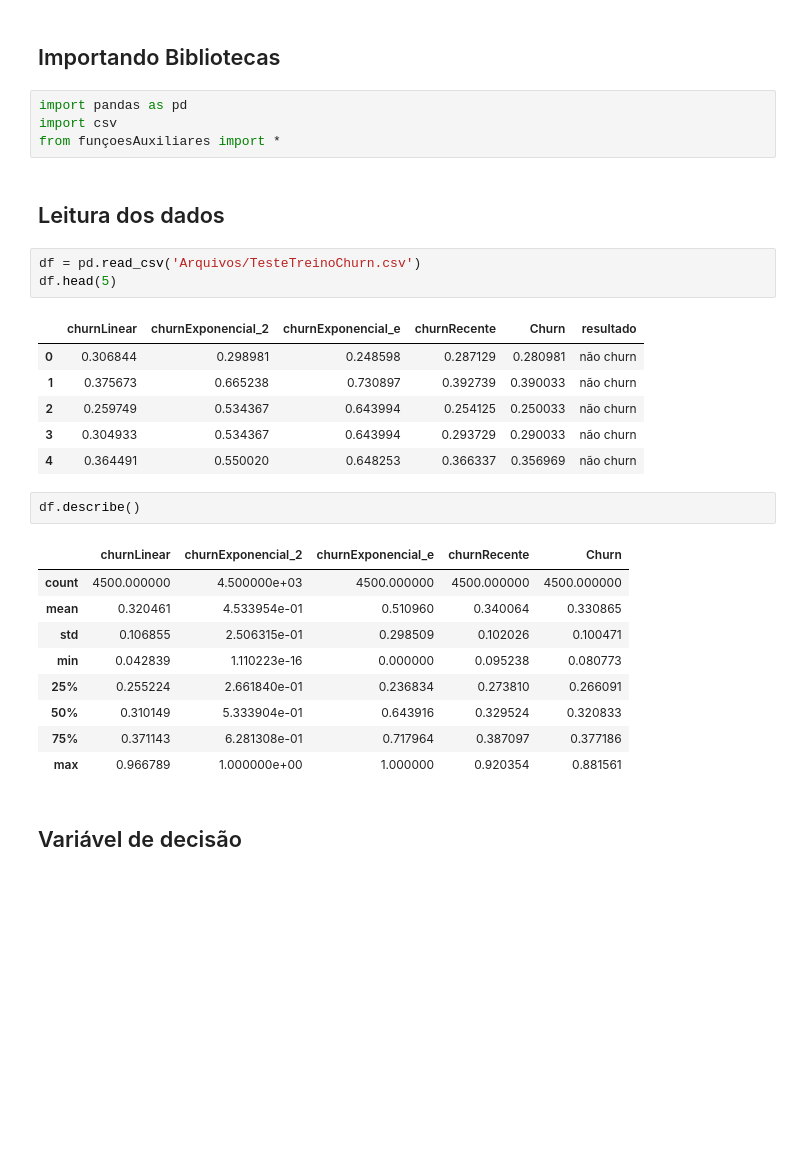
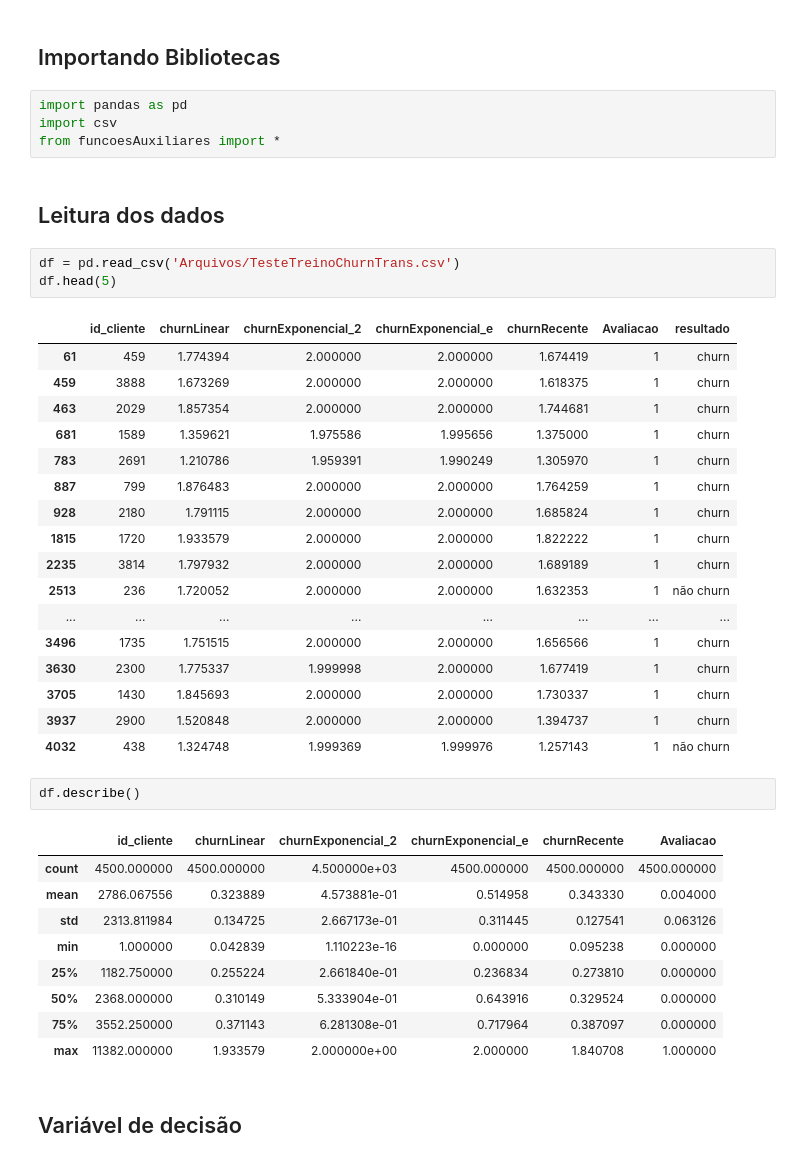
Before and after one commit to SabrinaBruni28/churn, a Jupyter notebook: ChurnFinal/Frequencia/Recente/Analises/Validacao.ipynb, the cells around one changed output. Saved outputs shown, nothing was run; the diff lists cells and outputs as text; blank space fills up the shorter version.

```diff
--- a/ChurnFinal/Frequencia/Recente/Analises/Validacao.ipynb
+++ b/ChurnFinal/Frequencia/Recente/Analises/Validacao.ipynb
@@ -9,31 +9,42 @@
 # %%
 import pandas as pd
 import csv
-from funçoesAuxiliares import *
+from funcoesAuxiliares import *
 # %% [markdown]
 ## Leitura dos dados
 # %%
-df = pd.read_csv('Arquivos/TesteTreinoChurn.csv')
+df = pd.read_csv('Arquivos/TesteTreinoChurnTrans.csv')
 df.head(5)
 # %% [output]
-|  | churnLinear | churnExponencial_2 | churnExponencial_e | churnRecente | Churn | resultado |
-| 0 | 0.306844 | 0.298981 | 0.248598 | 0.287129 | 0.280981 | não churn |
-| 1 | 0.375673 | 0.665238 | 0.730897 | 0.392739 | 0.390033 | não churn |
-| 2 | 0.259749 | 0.534367 | 0.643994 | 0.254125 | 0.250033 | não churn |
-| 3 | 0.304933 | 0.534367 | 0.643994 | 0.293729 | 0.290033 | não churn |
-| 4 | 0.364491 | 0.550020 | 0.648253 | 0.366337 | 0.356969 | não churn |
+|  | id_cliente | churnLinear | churnExponencial_2 | churnExponencial_e | churnRecente | Avaliacao | resultado |
+| 61 | 459 | 1.774394 | 2.000000 | 2.000000 | 1.674419 | 1 | churn |
+| 459 | 3888 | 1.673269 | 2.000000 | 2.000000 | 1.618375 | 1 | churn |
+| 463 | 2029 | 1.857354 | 2.000000 | 2.000000 | 1.744681 | 1 | churn |
+| 681 | 1589 | 1.359621 | 1.975586 | 1.995656 | 1.375000 | 1 | churn |
+| 783 | 2691 | 1.210786 | 1.959391 | 1.990249 | 1.305970 | 1 | churn |
+| 887 | 799 | 1.876483 | 2.000000 | 2.000000 | 1.764259 | 1 | churn |
+| 928 | 2180 | 1.791115 | 2.000000 | 2.000000 | 1.685824 | 1 | churn |
+| 1815 | 1720 | 1.933579 | 2.000000 | 2.000000 | 1.822222 | 1 | churn |
+| 2235 | 3814 | 1.797932 | 2.000000 | 2.000000 | 1.689189 | 1 | churn |
+| 2513 | 236 | 1.720052 | 2.000000 | 2.000000 | 1.632353 | 1 | não churn |
+| ... | ... | ... | ... | ... | ... | ... | ... |
+| 3496 | 1735 | 1.751515 | 2.000000 | 2.000000 | 1.656566 | 1 | churn |
+| 3630 | 2300 | 1.775337 | 1.999998 | 2.000000 | 1.677419 | 1 | churn |
+| 3705 | 1430 | 1.845693 | 2.000000 | 2.000000 | 1.730337 | 1 | churn |
+| 3937 | 2900 | 1.520848 | 2.000000 | 2.000000 | 1.394737 | 1 | churn |
+| 4032 | 438 | 1.324748 | 1.999369 | 1.999976 | 1.257143 | 1 | não churn |
 # %%
 df.describe()
 # %% [output]
-|  | churnLinear | churnExponencial_2 | churnExponencial_e | churnRecente | Churn |
-| count | 4500.000000 | 4.500000e+03 | 4500.000000 | 4500.000000 | 4500.000000 |
-| mean | 0.320461 | 4.533954e-01 | 0.510960 | 0.340064 | 0.330865 |
-| std | 0.106855 | 2.506315e-01 | 0.298509 | 0.102026 | 0.100471 |
-| min | 0.042839 | 1.110223e-16 | 0.000000 | 0.095238 | 0.080773 |
-| 25% | 0.255224 | 2.661840e-01 | 0.236834 | 0.273810 | 0.266091 |
-| 50% | 0.310149 | 5.333904e-01 | 0.643916 | 0.329524 | 0.320833 |
-| 75% | 0.371143 | 6.281308e-01 | 0.717964 | 0.387097 | 0.377186 |
-| max | 0.966789 | 1.000000e+00 | 1.000000 | 0.920354 | 0.881561 |
+|  | id_cliente | churnLinear | churnExponencial_2 | churnExponencial_e | churnRecente | Avaliacao |
+| count | 4500.000000 | 4500.000000 | 4.500000e+03 | 4500.000000 | 4500.000000 | 4500.000000 |
+| mean | 2786.067556 | 0.323889 | 4.573881e-01 | 0.514958 | 0.343330 | 0.004000 |
+| std | 2313.811984 | 0.134725 | 2.667173e-01 | 0.311445 | 0.127541 | 0.063126 |
+| min | 1.000000 | 0.042839 | 1.110223e-16 | 0.000000 | 0.095238 | 0.000000 |
+| 25% | 1182.750000 | 0.255224 | 2.661840e-01 | 0.236834 | 0.273810 | 0.000000 |
+| 50% | 2368.000000 | 0.310149 | 5.333904e-01 | 0.643916 | 0.329524 | 0.000000 |
+| 75% | 3552.250000 | 0.371143 | 6.281308e-01 | 0.717964 | 0.387097 | 0.000000 |
+| max | 11382.000000 | 1.933579 | 2.000000e+00 | 2.000000 | 1.840708 | 1.000000 |
 # %% [markdown]
 ## Variável de decisão
 # %%
```
Also changed, not shown: parts of 7 cells of this notebook, 28 other files.
